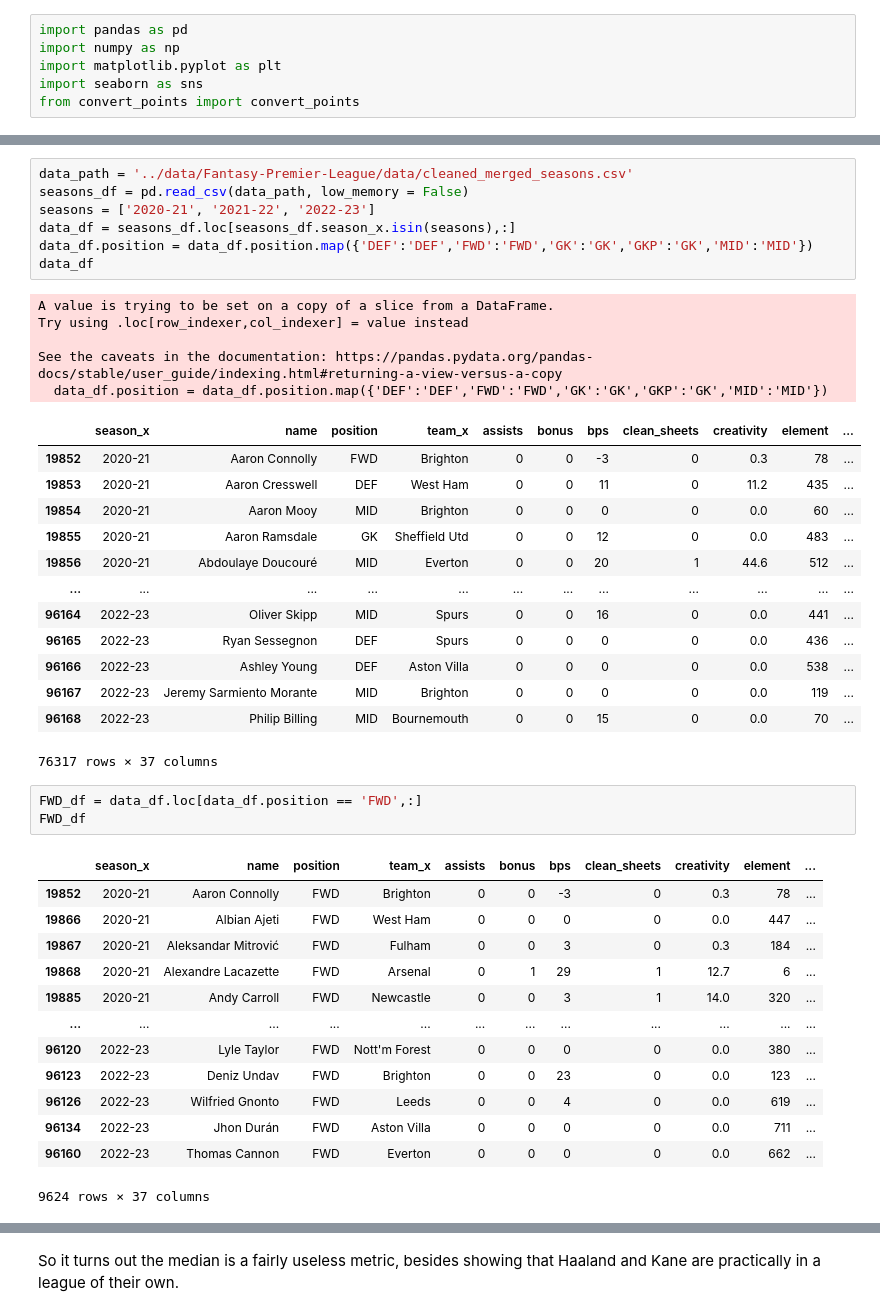
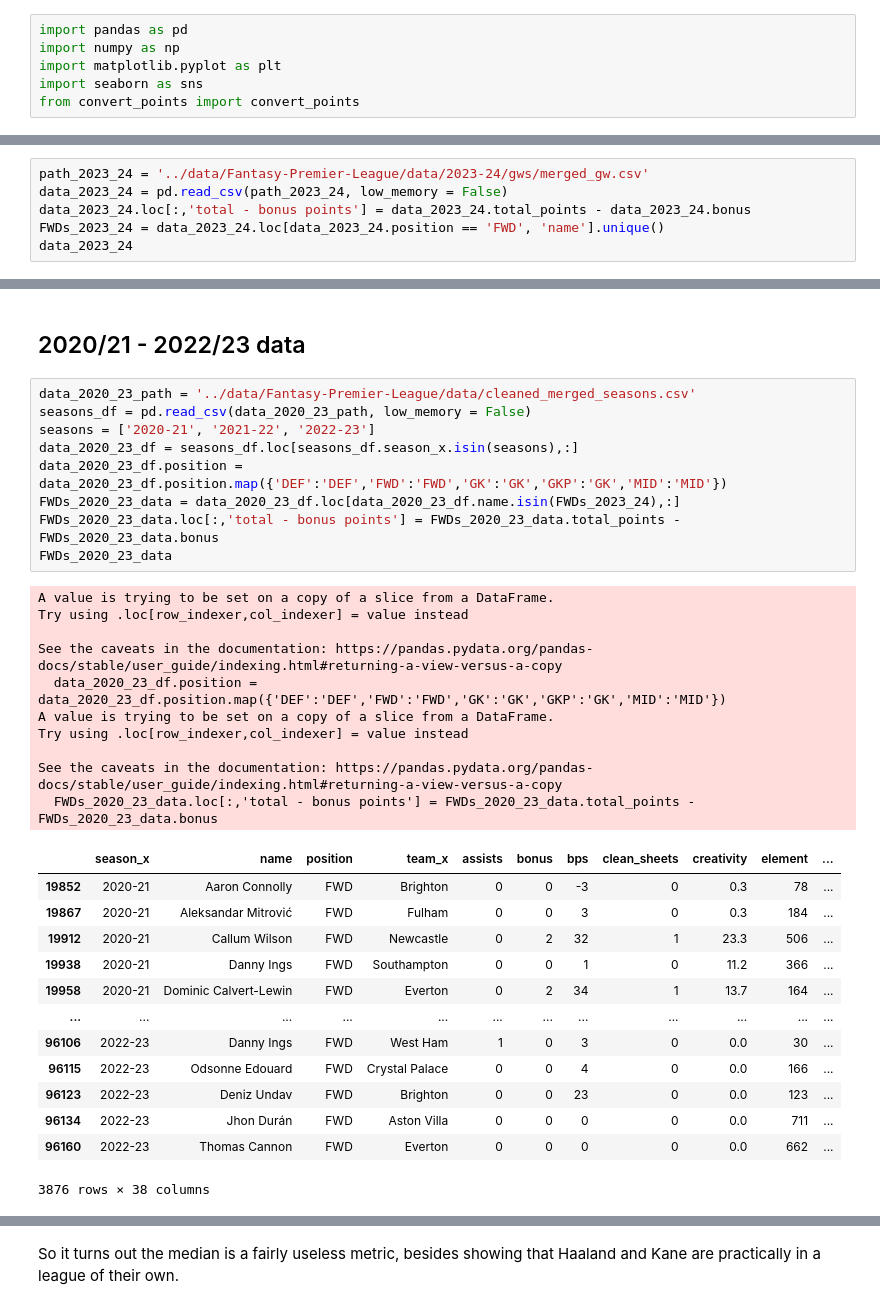
Before and after one commit to cooke99/PL-Analysis, a Jupyter notebook: Forward Player Analysis.ipynb, the cells around one changed output, grey strips where cells are left out. Saved outputs shown, nothing was run; the diff lists cells and outputs as text.

```diff
--- a/Forward Player Analysis.ipynb
+++ b/Forward Player Analysis.ipynb
@@ -12,0 +23,6 @@ from convert_points import convert_points
+# %%
+path_2023_24 = '../data/Fantasy-Premier-League/data/2023-24/gws/merged_gw.csv'
+data_2023_24 = pd.read_csv(path_2023_24, low_memory = False)
+data_2023_24.loc[:,'total - bonus points'] = data_2023_24.total_points - data_2023_24.bonus
+FWDs_2023_24 = data_2023_24.loc[data_2023_24.position == 'FWD', 'name'].unique()
+data_2023_24
@@ -13,44 +43,36 @@ from convert_points import convert_points
+# %% [markdown]
+## 2020/21 - 2022/23 data
 # %%
-data_path = '../data/Fantasy-Premier-League/data/cleaned_merged_seasons.csv'
-seasons_df = pd.read_csv(data_path, low_memory = False)
+data_2020_23_path = '../data/Fantasy-Premier-League/data/cleaned_merged_seasons.csv'
+seasons_df = pd.read_csv(data_2020_23_path, low_memory = False)
 seasons = ['2020-21', '2021-22', '2022-23']
-data_df = seasons_df.loc[seasons_df.season_x.isin(seasons),:]
-data_df.position = data_df.position.map({'DEF':'DEF','FWD':'FWD','GK':'GK','GKP':'GK','MID':'MID'})
-data_df
+data_2020_23_df = seasons_df.loc[seasons_df.season_x.isin(seasons),:]
+data_2020_23_df.position = data_2020_23_df.position.map({'DEF':'DEF','FWD':'FWD','GK':'GK','GKP':'GK','MID':'MID'})
+FWDs_2020_23_data = data_2020_23_df.loc[data_2020_23_df.name.isin(FWDs_2023_24),:]
+FWDs_2020_23_data.loc[:,'total - bonus points'] = FWDs_2020_23_data.total_points - FWDs_2020_23_data.bonus
+FWDs_2020_23_data
 # %% [output]
 A value is trying to be set on a copy of a slice from a DataFrame.
 Try using .loc[row_indexer,col_indexer] = value instead
 
 See the caveats in the documentation: https://pandas.pydata.org/pandas-docs/stable/user_guide/indexing.html#returning-a-view-versus-a-copy
-  data_df.position = data_df.position.map({'DEF':'DEF','FWD':'FWD','GK':'GK','GKP':'GK','MID':'MID'})
+  data_2020_23_df.position = data_2020_23_df.position.map({'DEF':'DEF','FWD':'FWD','GK':'GK','GKP':'GK','MID':'MID'})
+A value is trying to be set on a copy of a slice from a DataFrame.
+Try using .loc[row_indexer,col_indexer] = value instead
+
+See the caveats in the documentation: https://pandas.pydata.org/pandas-docs/stable/user_guide/indexing.html#returning-a-view-versus-a-copy
+  FWDs_2020_23_data.loc[:,'total - bonus points'] = FWDs_2020_23_data.total_points - FWDs_2020_23_data.bonus
 |  | season_x | name | position | team_x | assists | bonus | bps | clean_sheets | creativity | element | ... |
 | 19852 | 2020-21 | Aaron Connolly | FWD | Brighton | 0 | 0 | -3 | 0 | 0.3 | 78 | ... |
-| 19853 | 2020-21 | Aaron Cresswell | DEF | West Ham | 0 | 0 | 11 | 0 | 11.2 | 435 | ... |
-| 19854 | 2020-21 | Aaron Mooy | MID | Brighton | 0 | 0 | 0 | 0 | 0.0 | 60 | ... |
-| 19855 | 2020-21 | Aaron Ramsdale | GK | Sheffield Utd | 0 | 0 | 12 | 0 | 0.0 | 483 | ... |
-| 19856 | 2020-21 | Abdoulaye Doucouré | MID | Everton | 0 | 0 | 20 | 1 | 44.6 | 512 | ... |
+| 19867 | 2020-21 | Aleksandar Mitrović | FWD | Fulham | 0 | 0 | 3 | 0 | 0.3 | 184 | ... |
+| 19912 | 2020-21 | Callum Wilson | FWD | Newcastle | 0 | 2 | 32 | 1 | 23.3 | 506 | ... |
+| 19938 | 2020-21 | Danny Ings | FWD | Southampton | 0 | 0 | 1 | 0 | 11.2 | 366 | ... |
+| 19958 | 2020-21 | Dominic Calvert-Lewin | FWD | Everton | 0 | 2 | 34 | 1 | 13.7 | 164 | ... |
 | ... | ... | ... | ... | ... | ... | ... | ... | ... | ... | ... | ... |
-| 96164 | 2022-23 | Oliver Skipp | MID | Spurs | 0 | 0 | 16 | 0 | 0.0 | 441 | ... |
-| 96165 | 2022-23 | Ryan Sessegnon | DEF | Spurs | 0 | 0 | 0 | 0 | 0.0 | 436 | ... |
-| 96166 | 2022-23 | Ashley Young | DEF | Aston Villa | 0 | 0 | 0 | 0 | 0.0 | 538 | ... |
-| 96167 | 2022-23 | Jeremy Sarmiento Morante | MID | Brighton | 0 | 0 | 0 | 0 | 0.0 | 119 | ... |
-| 96168 | 2022-23 | Philip Billing | MID | Bournemouth | 0 | 0 | 15 | 0 | 0.0 | 70 | ... |
+| 96106 | 2022-23 | Danny Ings | FWD | West Ham | 1 | 0 | 3 | 0 | 0.0 | 30 | ... |
+| 96115 | 2022-23 | Odsonne Edouard | FWD | Crystal Palace | 0 | 0 | 4 | 0 | 0.0 | 166 | ... |
+| 96123 | 2022-23 | Deniz Undav | FWD | Brighton | 0 | 0 | 23 | 0 | 0.0 | 123 | ... |
+| 96134 | 2022-23 | Jhon Durán | FWD | Aston Villa | 0 | 0 | 0 | 0 | 0.0 | 711 | ... |
+| 96160 | 2022-23 | Thomas Cannon | FWD | Everton | 0 | 0 | 0 | 0 | 0.0 | 662 | ... |
-76317 rows × 37 columns
+3876 rows × 38 columns
-# %%
-FWD_df = data_df.loc[data_df.position == 'FWD',:]
-FWD_df
-# %% [output]
-|  | season_x | name | position | team_x | assists | bonus | bps | clean_sheets | creativity | element | ... |
-| 19852 | 2020-21 | Aaron Connolly | FWD | Brighton | 0 | 0 | -3 | 0 | 0.3 | 78 | ... |
-| 19866 | 2020-21 | Albian Ajeti | FWD | West Ham | 0 | 0 | 0 | 0 | 0.0 | 447 | ... |
-| 19867 | 2020-21 | Aleksandar Mitrović | FWD | Fulham | 0 | 0 | 3 | 0 | 0.3 | 184 | ... |
-| 19868 | 2020-21 | Alexandre Lacazette | FWD | Arsenal | 0 | 1 | 29 | 1 | 12.7 | 6 | ... |
-| 19885 | 2020-21 | Andy Carroll | FWD | Newcastle | 0 | 0 | 3 | 1 | 14.0 | 320 | ... |
-| ... | ... | ... | ... | ... | ... | ... | ... | ... | ... | ... | ... |
-| 96120 | 2022-23 | Lyle Taylor | FWD | Nott'm Forest | 0 | 0 | 0 | 0 | 0.0 | 380 | ... |
-| 96123 | 2022-23 | Deniz Undav | FWD | Brighton | 0 | 0 | 23 | 0 | 0.0 | 123 | ... |
-| 96126 | 2022-23 | Wilfried Gnonto | FWD | Leeds | 0 | 0 | 4 | 0 | 0.0 | 619 | ... |
-| 96134 | 2022-23 | Jhon Durán | FWD | Aston Villa | 0 | 0 | 0 | 0 | 0.0 | 711 | ... |
-| 96160 | 2022-23 | Thomas Cannon | FWD | Everton | 0 | 0 | 0 | 0 | 0.0 | 662 | ... |
-9624 rows × 37 columns
 # %% [markdown]
```
Also changed, not shown: parts of 33 cells of this notebook, 2 other files.
